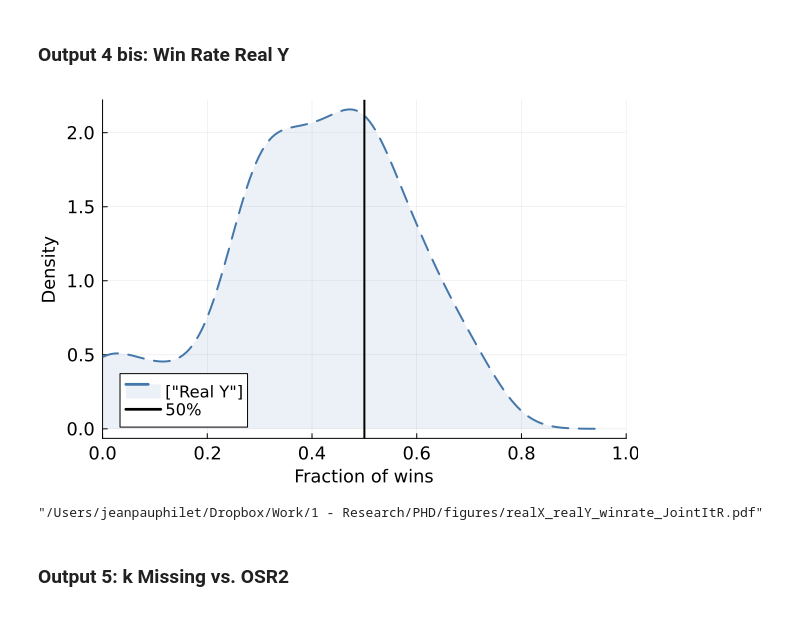
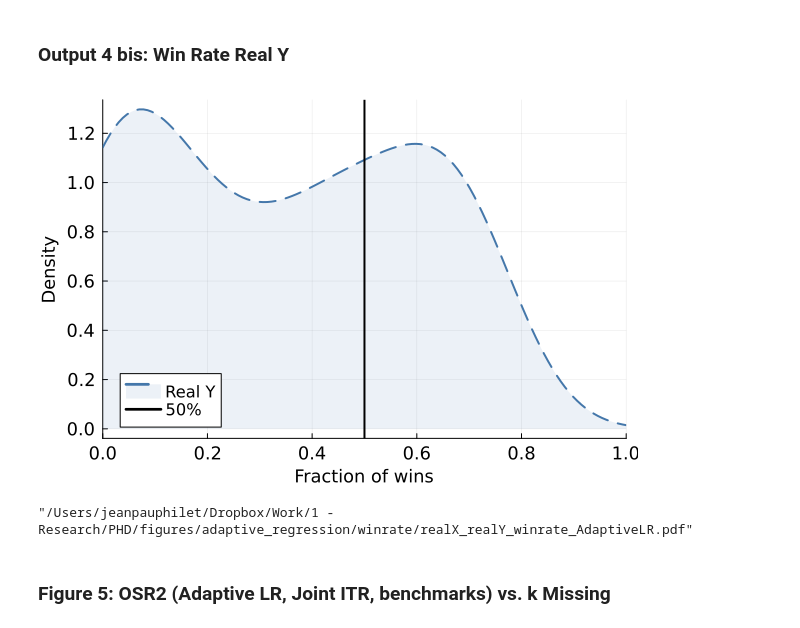
Before and after one commit to adelarue/PMD, a Jupyter notebook: results/[Adaptive Regression] Results on Real X.ipynb, the cells around one changed output. Saved outputs shown, nothing was run; the diff lists cells and outputs as text; code cells hidden in the pictures.

```diff
--- a/results/[Adaptive Regression] Results on Real X.ipynb
+++ b/results/[Adaptive Regression] Results on Real X.ipynb
@@ -416,7 +438,7 @@ Plots.savefig("../figures/adaptive_regression/winrate/realX_winrate_"*(alr ? "Ad
 # %% [markdown]
 ### Output 4 bis: Win Rate Real Y
 # %%
-alr = false
+alr = true
 ourmethod = (alr ? "Adaptive LR" : "Joint Imp-then-Reg")*" - best"
 subdf = filter(t -> t[:method] in [ourmethod, "mean Imp-then-Reg - best"], df)
 subdf[!,:pMissing] .= subdf[!,:kMissing] ./ subdf[!,:k] ;
@@ -447,18 +469,18 @@ windf[!,:Y_setting] .= map(t -> add_padding(t, ysetting_order), windf[:,:Y_setti
 # %%
 pal = (ColorSchemes.tol_bright)
 @df filter(t -> t[:X_setting] == "Real", windf) density(:win_mean, group=:X_setting,
                     fill=true, fillalpha=.1, ls=:auto, lw=2.,
-                    legend = :bottomleft, label = ["Real Y"],
+                    legend = :bottomleft, label = "Real Y",
                     palette = pal,
                     guidefontsize=12, tickfontsize=12, legendfontsize=11)
 vline!([0.5], lw=2, color=:black, label="50%")
 xaxis!("Fraction of wins", xlims=(0,1))
 yaxis!("Density")
 # %% [output]
-[figure, old version]
+[figure, new version]
 # %%
 Plots.savefig("../figures/adaptive_regression/winrate/realX_realY_winrate_"*(alr ? "AdaptiveLR" : "JointItR")*".pdf")
 # %% [output]
-"/Users/jeanpauphilet/Dropbox/Work/1 - Research/PHD/figures/realX_realY_winrate_JointItR.pdf"
+"/Users/jeanpauphilet/Dropbox/Work/1 - Research/PHD/figures/adaptive_regression/winrate/realX_realY_winrate_AdaptiveLR.pdf"
-# %% [markdown]
-### Output 5: k Missing vs. OSR2
+# %% [markdown]
+### Figure 5: OSR2 (Adaptive LR, Joint ITR, benchmarks) vs. k Missing
```
Also changed, not shown: parts of 8 cells of this notebook, 14 other files.
